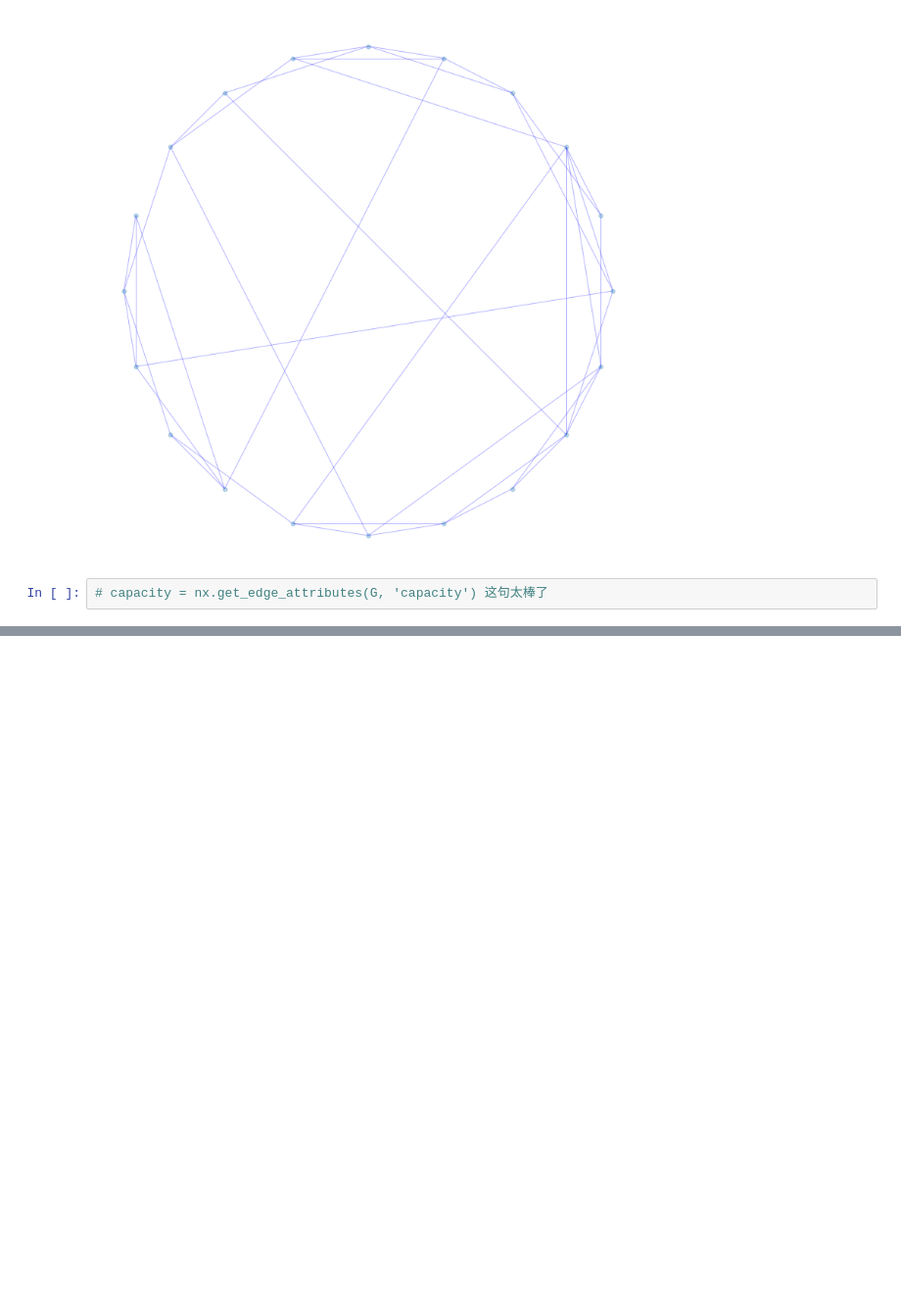
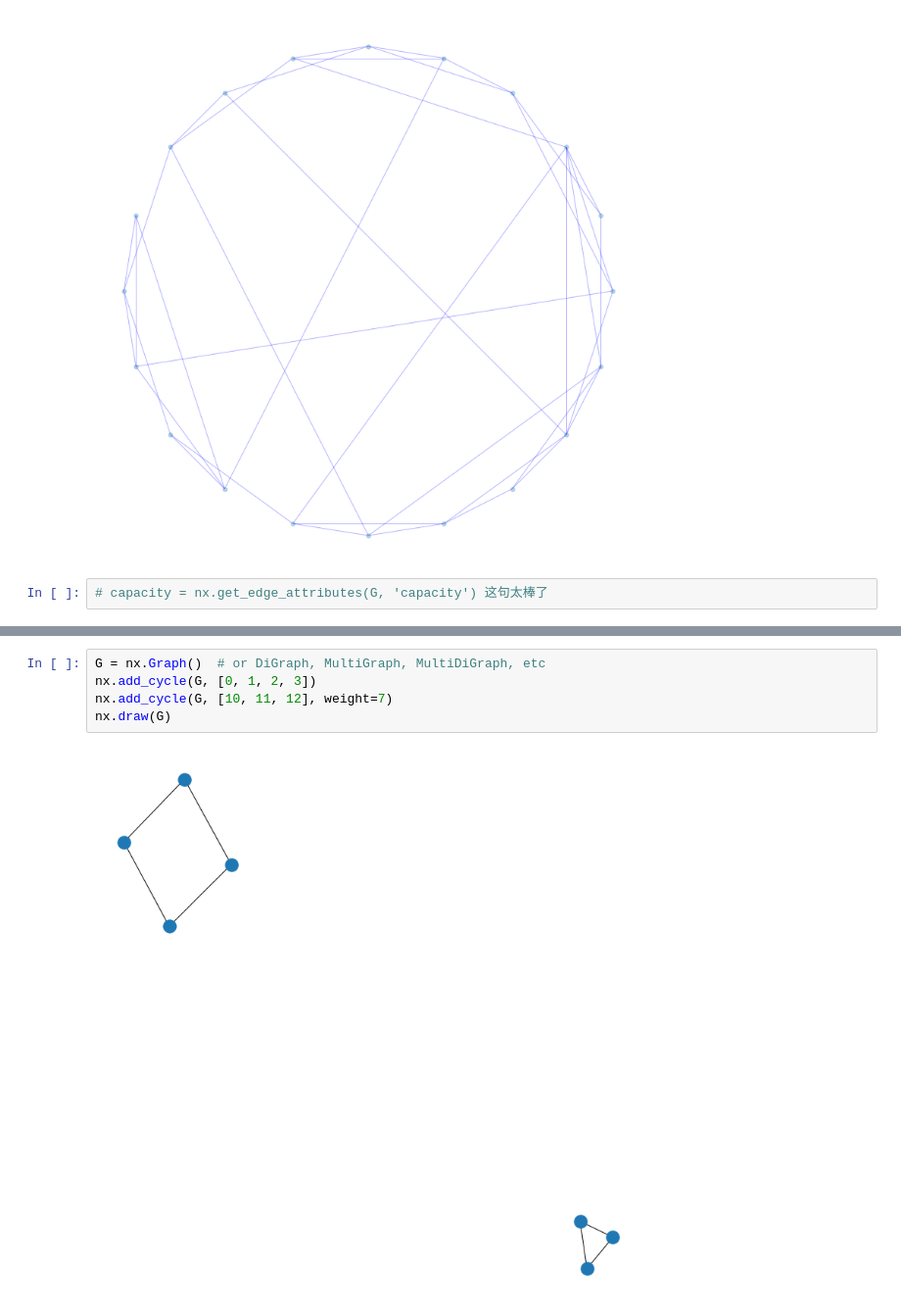
Before and after one commit to gitony0101/selfstudy, a Jupyter notebook: mincut/mpl nx 01.ipynb, the cells around one changed output, grey strips where cells are left out. Shown at 98% size. Saved outputs shown, nothing was run; the diff lists cells and outputs as text; blank space fills up the shorter version.

```diff
--- a/mincut/mpl nx 01.ipynb
+++ b/mincut/mpl nx 01.ipynb
@@ -258,0 +311,7 @@ plt.show()
+# %%
+G = nx.Graph()  # or DiGraph, MultiGraph, MultiDiGraph, etc
+nx.add_cycle(G, [0, 1, 2, 3])
+nx.add_cycle(G, [10, 11, 12], weight=7)
+nx.draw(G)
+# %% [output]
+[figure, added]
```
Also changed, not shown: parts of 3 cells of this notebook, 1 other file.
